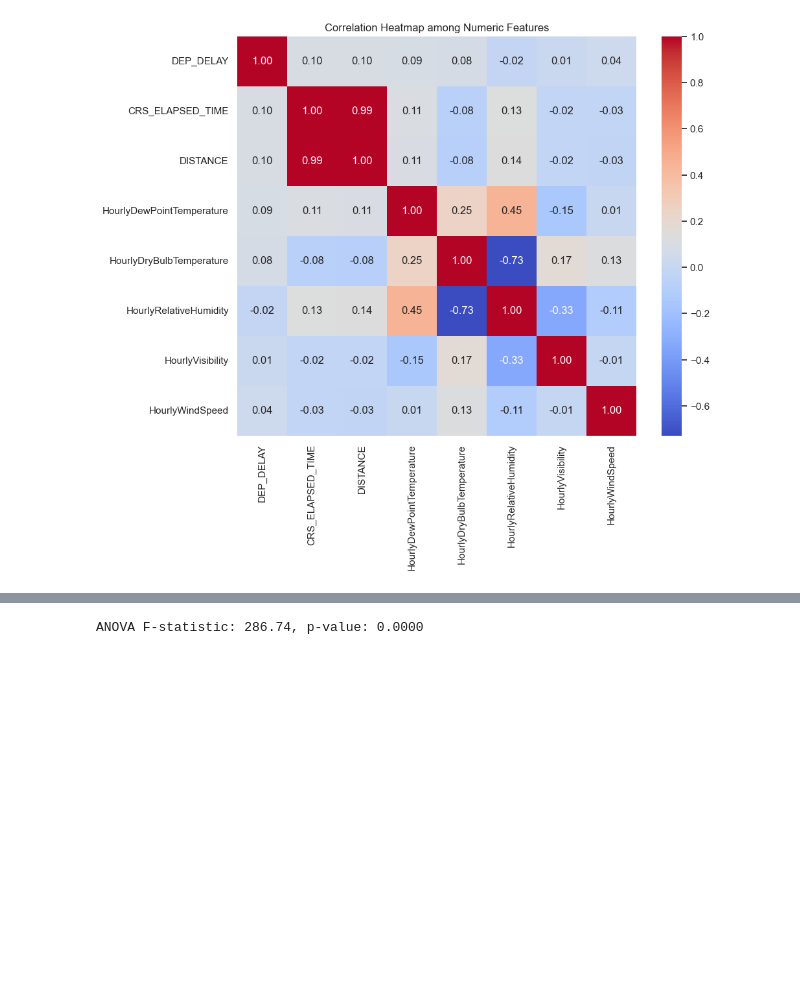
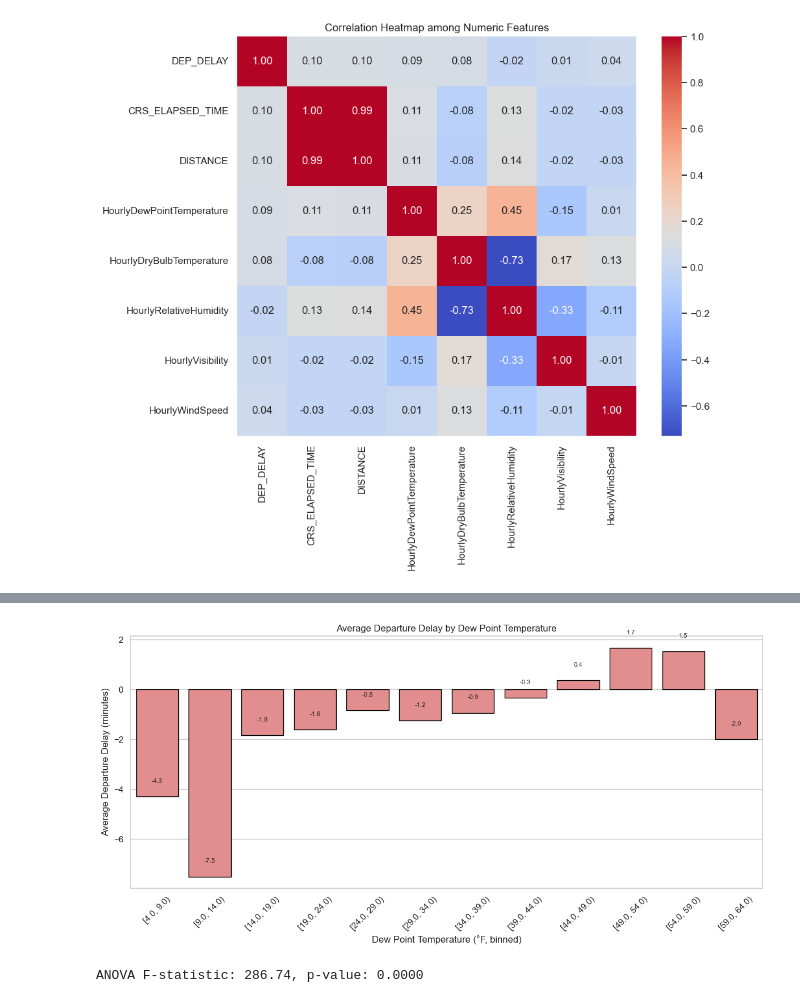
Before and after one commit to cestthanh/USA-flight-delay-prediction, a Jupyter notebook: statistic_v2.ipynb, the cells around one changed output, grey strips where cells are left out. Saved outputs shown, nothing was run; the diff lists cells and outputs as text; code cells hidden in the pictures; blank space fills up the shorter version.

```diff
--- a/statistic_v2.ipynb
+++ b/statistic_v2.ipynb
@@ -153,3 +246,32 @@ plt.show()
+# %%
+# Create bins every 5°F
+bin_edges = np.arange(df["HourlyDewPointTemperature"].min()-1,
+                      df["HourlyDewPointTemperature"].max()+5, 5)
+
+df["TempBin"] = pd.cut(df["HourlyDewPointTemperature"], bins=bin_edges, right=False)
+
+temp_stats = (
+    df.groupby("TempBin", observed=True)["DEP_DELAY"]
+      .mean()
+      .reset_index()
+)
+
+plt.figure(figsize=(12,6))
+ax = sns.barplot(x="TempBin", y="DEP_DELAY",
+                 data=temp_stats, color="lightcoral", edgecolor="black")
+
+for i, row in temp_stats.iterrows():
+    ax.text(i, row.DEP_DELAY + 0.5, f"{row.DEP_DELAY:.1f}",
+            ha="center", va="bottom", fontsize=8)
+
+plt.xlabel("Dew Point Temperature (°F, binned)")
+plt.ylabel("Average Departure Delay (minutes)")
+plt.title("Average Departure Delay by Dew Point Temperature")
+plt.xticks(rotation=45)
+plt.tight_layout()
+plt.show()
+# %% [output]
+[figure, added]
 # %%
 groups = [df[df['OP_UNIQUE_CARRIER']==c]['DEP_DELAY'] for c in df['OP_UNIQUE_CARRIER'].unique()]
 f_stat, p_val = stats.f_oneway(*groups)
```
Also changed, not shown: parts of 4 cells of this notebook.
